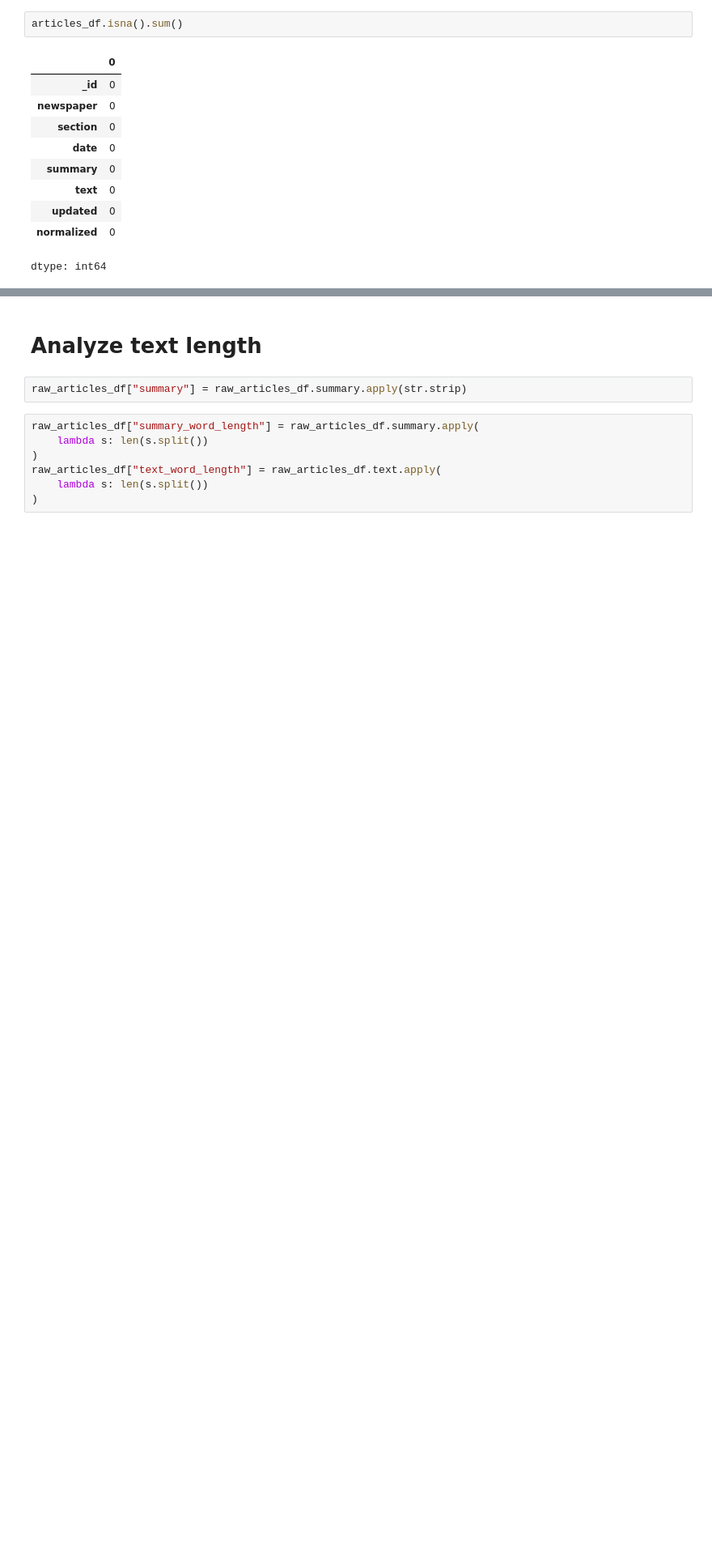
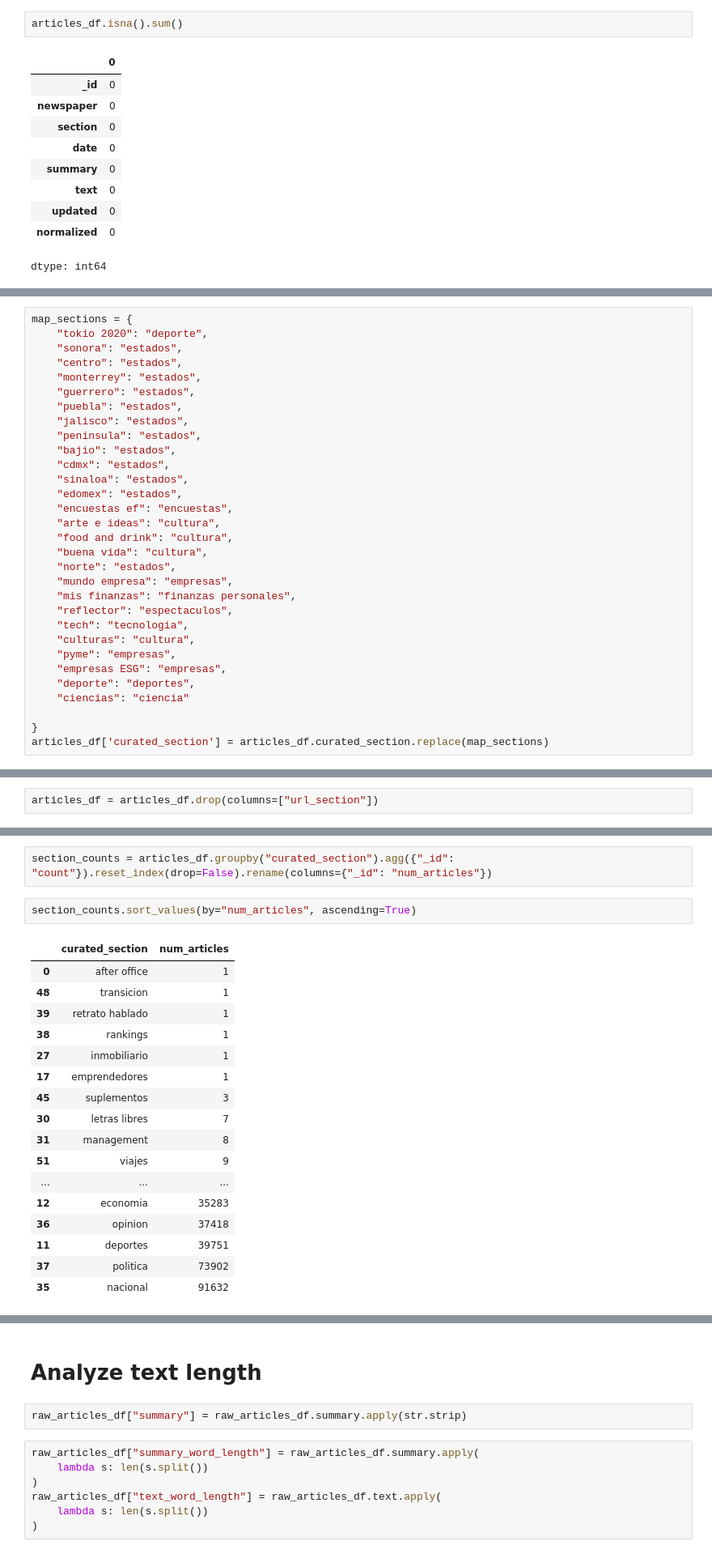
Before and after one commit to andreamarin/senate-publications-analysis, a Jupyter notebook: news_topic_classification.ipynb, the cells around one changed output, grey strips where cells are left out. Shown at 81% size. Cells and saved outputs as stored; diff of their text form; blank space fills up the shorter version.

```diff
--- a/news_topic_classification.ipynb
+++ b/news_topic_classification.ipynb
@@ -207,0 +268,31 @@ articles_df.groupby("section").agg({"_id": "count"})
+# %%
+map_sections = {
+    "tokio 2020": "deporte",
+    "sonora": "estados",
+    "centro": "estados",
+    "monterrey": "estados",
+    "guerrero": "estados",
+    "puebla": "estados",
+    "jalisco": "estados",
+    "peninsula": "estados",
+    "bajio": "estados",
+    "cdmx": "estados",
+    "sinaloa": "estados",
+    "edomex": "estados",
+    "encuestas ef": "encuestas",
+    "arte e ideas": "cultura",
+    "food and drink": "cultura",
+    "buena vida": "cultura",
+    "norte": "estados",
+    "mundo empresa": "empresas",
+    "mis finanzas": "finanzas personales",
+    "reflector": "espectaculos",
+    "tech": "tecnologia",
+    "culturas": "cultura",
+    "pyme": "empresas",
+    "empresas ESG": "empresas",
+    "deporte": "deportes",
+    "ciencias": "ciencia"
+
+}
+articles_df['curated_section'] = articles_df.curated_section.replace(map_sections)
@@ -207,0 +315,2 @@ articles_df.groupby("section").agg({"_id": "count"})
+# %%
+articles_df = articles_df.drop(columns=["url_section"])
@@ -208,3 +319,25 @@ articles_df.groupby("section").agg({"_id": "count"})
+# %%
+section_counts = articles_df.groupby("curated_section").agg({"_id": "count"}).reset_index(drop=False).rename(columns={"_id": "num_articles"})
+# %%
+section_counts.sort_values(by="num_articles", ascending=True)
+# %% [output]
+|  | curated_section | num_articles |
+| 0 | after office | 1 |
+| 48 | transicion | 1 |
+| 39 | retrato hablado | 1 |
+| 38 | rankings | 1 |
+| 27 | inmobiliario | 1 |
+| 17 | emprendedores | 1 |
+| 45 | suplementos | 3 |
+| 30 | letras libres | 7 |
+| 31 | management | 8 |
+| 51 | viajes | 9 |
+| ... | ... | ... |
+| 12 | economia | 35283 |
+| 36 | opinion | 37418 |
+| 11 | deportes | 39751 |
+| 37 | politica | 73902 |
+| 35 | nacional | 91632 |
 # %%
 remove_sections = [
     "espectaculos",
```
Also changed, not shown: parts of 23 cells of this notebook.
